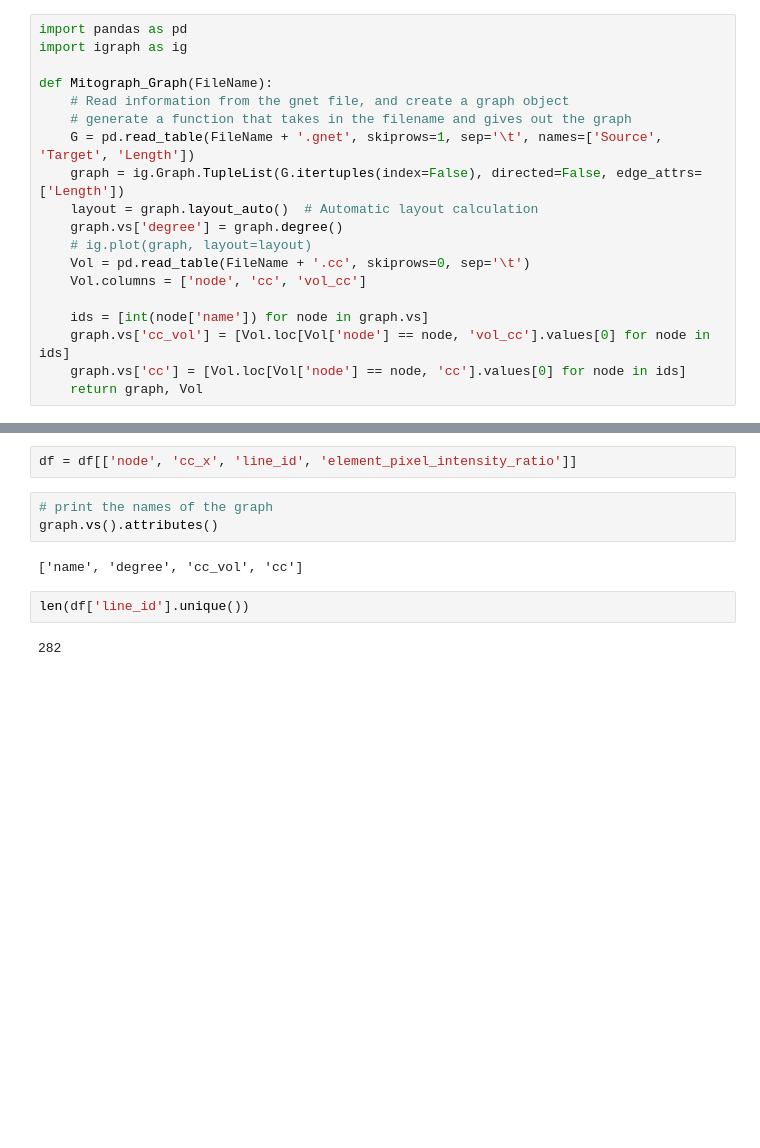
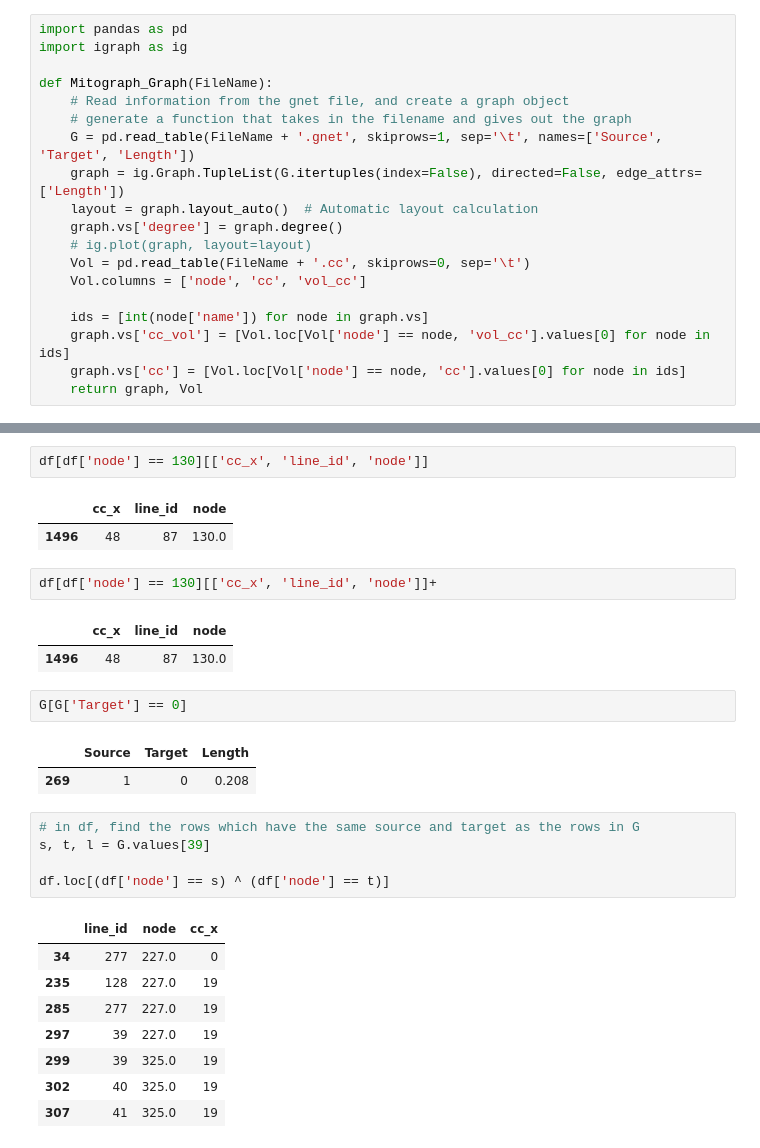
Before and after one commit to NotRithik/Mitochondrial-Function-Prediction, a Jupyter notebook: MLV0.ipynb, the cells around one changed output, grey strips where cells are left out. Cells and saved outputs as stored; diff of their text form; blank space fills up the shorter version.

```diff
--- a/MLV0.ipynb
+++ b/MLV0.ipynb
@@ -65,11 +47,29 @@ df
 # %%
-df = df[['node', 'cc_x', 'line_id', 'element_pixel_intensity_ratio']]
+df[df['node'] == 130][['cc_x', 'line_id', 'node']]
+# %% [output]
+|  | cc_x | line_id | node |
+| 1496 | 48 | 87 | 130.0 |
-# %%
-# print the names of the graph
-graph.vs().attributes()
-# %% [output]
-['name', 'degree', 'cc_vol', 'cc']
-# %%
-len(df['line_id'].unique())
-# %% [output]
-282
+# %%
+df[df['node'] == 130][['cc_x', 'line_id', 'node']]+
+# %% [output]
+|  | cc_x | line_id | node |
+| 1496 | 48 | 87 | 130.0 |
+# %%
+G[G['Target'] == 0]
+# %% [output]
+|  | Source | Target | Length |
+| 269 | 1 | 0 | 0.208 |
+# %%
+# in df, find the rows which have the same source and target as the rows in G
+s, t, l = G.values[39]
+
+df.loc[(df['node'] == s) ^ (df['node'] == t)]
+# %% [output]
+|  | line_id | node | cc_x |
+| 34 | 277 | 227.0 | 0 |
+| 235 | 128 | 227.0 | 19 |
+| 285 | 277 | 227.0 | 19 |
+| 297 | 39 | 227.0 | 19 |
+| 299 | 39 | 325.0 | 19 |
+| 302 | 40 | 325.0 | 19 |
+| 307 | 41 | 325.0 | 19 |
```
Also changed, not shown: parts of 23 cells of this notebook, 3 other files.
